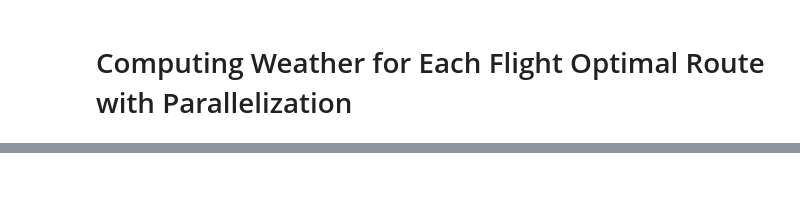
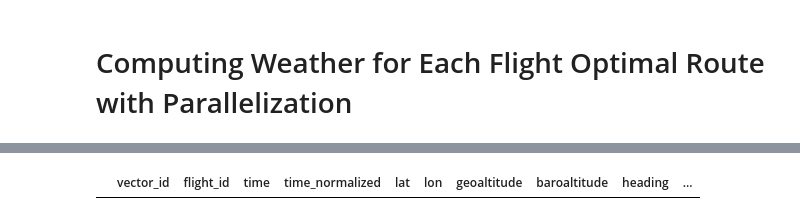
Before and after one commit to Flight-Path-Analysis/FlightPathAnalysis, a Jupyter notebook: tutorials/Compute_Optimal_Weather.ipynb, the cells around one changed output, grey strips where cells are left out. Saved outputs shown, nothing was run; the diff lists cells and outputs as text; code cells hidden in the pictures; blank space fills up the shorter version.

```diff
--- a/tutorials/Compute_Optimal_Weather.ipynb
+++ b/tutorials/Compute_Optimal_Weather.ipynb
@@ -247,0 +328,25 @@ Estimate time to finish: 15h 26m 12s.
+# %%
+#flight_id = "a44565_1673808290_1673816496_KDEN_KSEA"
+flight_id = 'a8c6e1_1672532770_1672536146_KLAX_KSFO'
+conn = sqlite3.connect(flights_database)
+
+sv_columns = ['vector_id', 'flight_id', 'time', 'time_normalized', 'lat', 'lon', 'geoaltitude', 'baroaltitude', 'heading', 'velocity']
+
+optimal_state_vectors = pd.read_sql_query(f"""
+    SELECT sv.*
+    FROM state_vectors AS sv
+    INNER JOIN (
+        SELECT of.flight_id
+        FROM flights AS fs
+        JOIN flights_aircraft AS fa ON fs.icao24 = fa.icao24
+        JOIN optimal_flights AS of ON fa.typecode = of.typecode
+        WHERE fs.flight_id = "{flight_id}"
+    ) AS optimal_flight_id ON sv.flight_id = optimal_flight_id.flight_id
+    """,
+    conn)
+
+conn.close()
+
+optimal_state_vectors
+# %% [output]
+|  | vector_id | flight_id | time | time_normalized | lat | lon | geoaltitude | baroaltitude | heading | ... |
```
Also changed, not shown: parts of 10 cells of this notebook, 2 other files.
